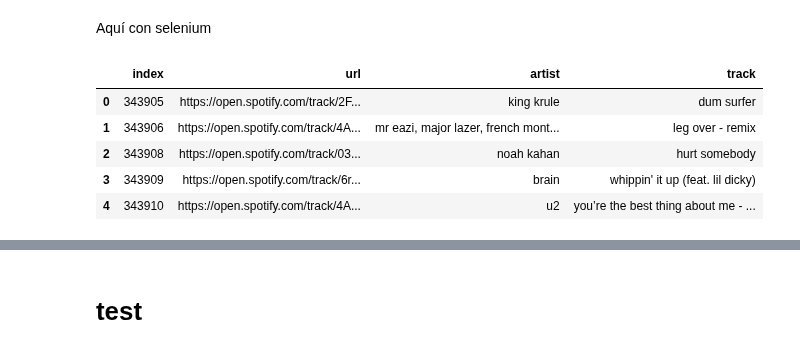
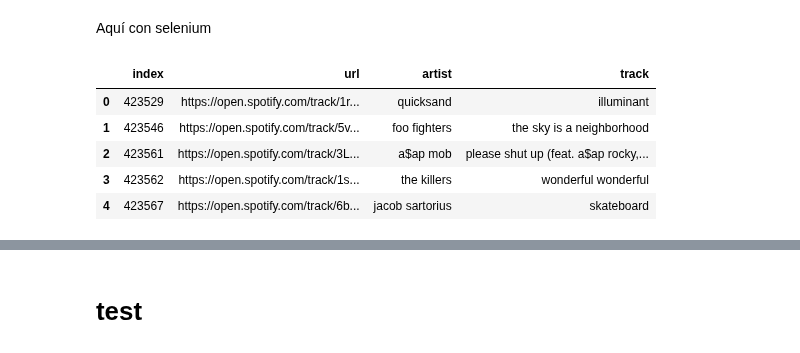
Before and after one commit to annassanchez/ETL_project, a Jupyter notebook: notebooks/4-scraping_genius.ipynb, the cells around one changed output, grey strips where cells are left out. Saved outputs shown, nothing was run; the diff lists cells and outputs as text; code cells hidden in the pictures.

```diff
--- a/notebooks/4-scraping_genius.ipynb
+++ b/notebooks/4-scraping_genius.ipynb
@@ -289,15 +289,15 @@ with open('../data/pickle/genius_dataset_scraped8.pickle', 'rb') as almacen_pagi
 # %%
 #test = tracks.iloc[(864):,:].reset_index(drop=True)
 test = tracks.iloc[(len(almacen_paginas['url'])):,:].reset_index(drop=True)
-filename = 'genius_dataset_scraped9'
+filename = 'genius_dataset_scraped10'
 test.head()
 # %% [output]
 |  | index | url | artist | track |
-| 0 | 343905 | https://open.spotify.com/track/2F... | king krule | dum surfer |
-| 1 | 343906 | https://open.spotify.com/track/4A... | mr eazi, major lazer, french mont... | leg over - remix |
-| 2 | 343908 | https://open.spotify.com/track/03... | noah kahan | hurt somebody |
-| 3 | 343909 | https://open.spotify.com/track/6r... | brain | whippin' it up (feat. lil dicky) |
-| 4 | 343910 | https://open.spotify.com/track/4A... | u2 | you’re the best thing about me - ... |
+| 0 | 423529 | https://open.spotify.com/track/1r... | quicksand | illuminant |
+| 1 | 423546 | https://open.spotify.com/track/5v... | foo fighters | the sky is a neighborhood |
+| 2 | 423561 | https://open.spotify.com/track/3L... | a$ap mob | please shut up (feat. a$ap rocky,... |
+| 3 | 423562 | https://open.spotify.com/track/1s... | the killers | wonderful wonderful |
+| 4 | 423567 | https://open.spotify.com/track/6b... | jacob sartorius | skateboard |
 # %%
 #almacen_paginas['pagina'].append(np.nan)
 #almacen_paginas['lyrics'].append(np.nan)
```
Also changed, not shown: parts of 2 cells of this notebook, 1 other file.
